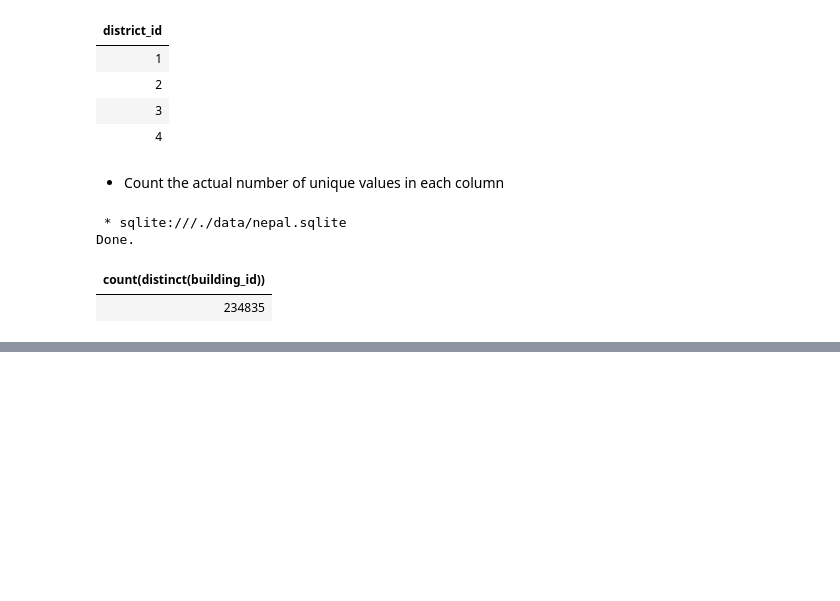
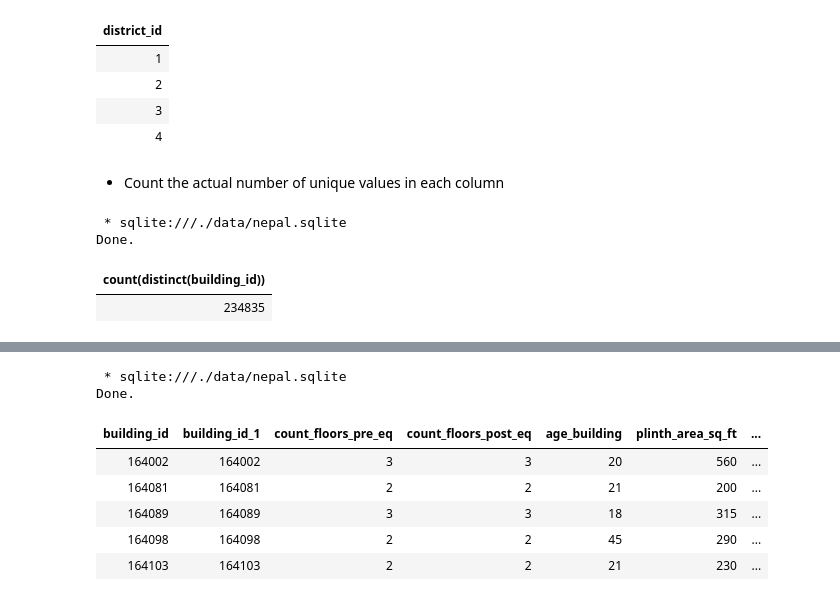
Before and after one commit to tech-ml-quant-luv/Applied_data_science_lab_worldquant, a Jupyter notebook: Project 4 - Earthquake damage in Nepal/041-sqlite.ipynb, the cells around one changed output, grey strips where cells are left out. Saved outputs shown, nothing was run; the diff lists cells and outputs as text; code cells hidden in the pictures; blank space fills up the shorter version.

```diff
--- a/Project 4 - Earthquake damage in Nepal/041-sqlite.ipynb
+++ b/Project 4 - Earthquake damage in Nepal/041-sqlite.ipynb
@@ -99,0 +188,17 @@ Done.
+# %%
+%%sql
+SELECT distinct(i.building_id),
+    s.*
+FROM id_map AS i
+JOIN building_structure AS s ON i.building_id = s.building_id
+WHERE district_id = 4
+LIMIT 5
+# %% [output]
+ * sqlite:///./data/nepal.sqlite
+Done.
+| building_id | building_id_1 | count_floors_pre_eq | count_floors_post_eq | age_building | plinth_area_sq_ft | ... |
+| 164002 | 164002 | 3 | 3 | 20 | 560 | ... |
+| 164081 | 164081 | 2 | 2 | 21 | 200 | ... |
+| 164089 | 164089 | 3 | 3 | 18 | 315 | ... |
+| 164098 | 164098 | 2 | 2 | 45 | 290 | ... |
+| 164103 | 164103 | 2 | 2 | 21 | 230 | ... |
```
Also changed, not shown: parts of 11 cells of this notebook.
